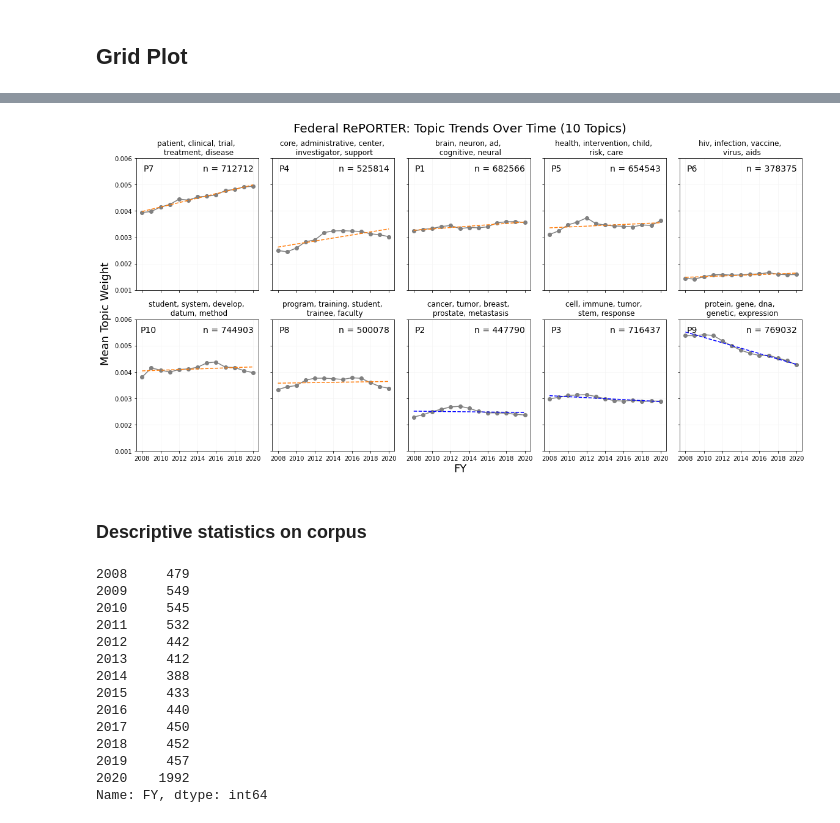
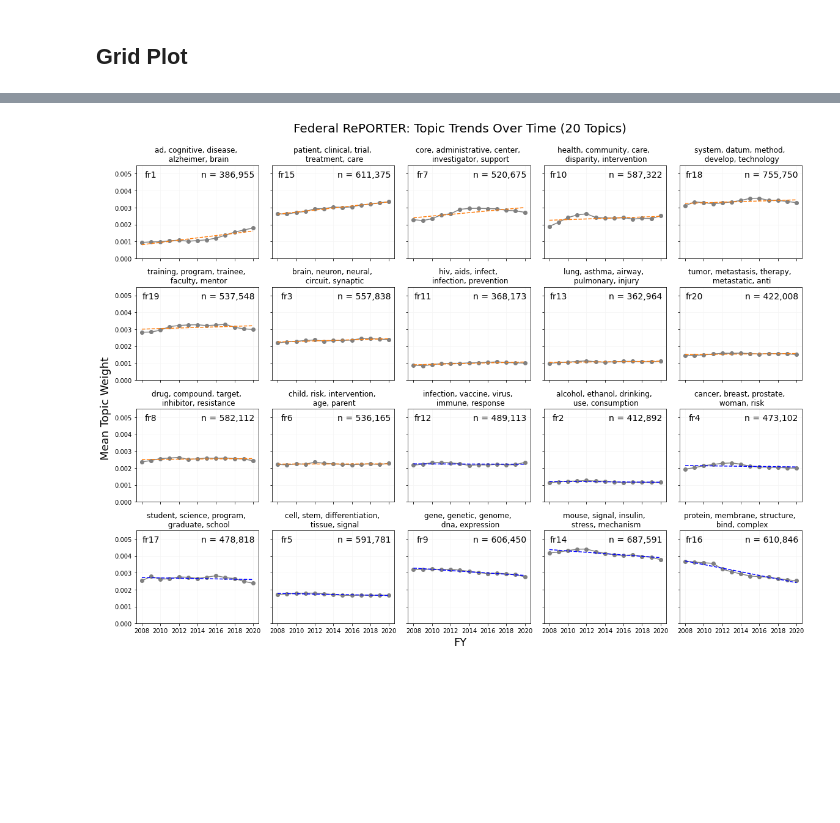
Before and after one commit to uva-bi-sdad/publicrd, a Jupyter notebook: src/Paper/04_full_corpus_topic_modeling/trends-full_corpus.ipynb, the cells around one changed output, grey strips where cells are left out. Drawn from its saved outputs; the diff is of its cells as text; code cells hidden in the pictures; blank space fills up the shorter version.

Commit message:
tables and figures code and output

```diff
--- a/src/Paper/04_full_corpus_topic_modeling/trends-full_corpus.ipynb
+++ b/src/Paper/04_full_corpus_topic_modeling/trends-full_corpus.ipynb
@@ -107,0 +125,12 @@ topic_term = nmf_model.components_
+# %%
+# save W, H
+
+with open("nmf_full_10.pkl","wb") as f:
+    pickle.dump((doc_topic, topic_term), f)
+# %%
+# save list of topics
+
+topics = list_topics(topic_term, tfidf_vectorizer, top_n=10)
+
+with open("nmf_full_10_topics.pkl","wb") as f:
+    pickle.dump(topics, f)
@@ -108,3 +139,13 @@ topic_term = nmf_model.components_
+# %%
+
+# read in fit topic model
+num_topics = 20
+
+with open("nmf_full_20.pkl", "rb") as f:
+    res = pickle.load(f)
+
+doc_topic = res[0]
+topic_term = res[1]
 # %%
 print_topics(topic_term, tfidf_vectorizer, 10)
 # %% [output]
@@ -376,7 +424,7 @@ reg_topics = reg_topics.sort_values(by=["Topic Words"])
 
 # add labels
 for i in range(len(reg_topics)):
-    reg_topics["Label"].iloc[i] = "P%d" % (i+1)
+    reg_topics["Label"].iloc[i] = "fr%d" % (i+1)
 # %% [output]
 A value is trying to be set on a copy of a slice from a DataFrame
 
@@ -487,11 +563,11 @@ L_df
 # %%
 # set up grid
-fig, ax = plt.subplots(2, 5, sharex = True, sharey = True, figsize=(16,8))
-plt.ylim(bottom = 0.001, top = 0.006)
+fig, ax = plt.subplots(4, 5, sharex = True, sharey = True, figsize=(16,12))
+plt.ylim(bottom = 0.000, top = 0.0055)
 plt.xticks(np.arange(2008,2021,2))
 
 # create plot in each grid square
-for count,col_idx in enumerate(sorted_slopes):
+for count,col_idx in enumerate(sorted_slopes[:25]):
 
     col = topic_wts_filt.columns[col_idx+1]
 
@@ -523,56 +599,37 @@ for count,col_idx in enumerate(sorted_slopes):
 
     ax[i,j].grid(color = "whitesmoke")
 
     # add annotations - number of nonzero project topic weights per point
     #for k, txt in enumerate(topic_counts_filt[col]):
     #    ax[i,j].annotate(txt, xy = (topic_wts_2010_2019["START_YEAR"][k+25], topic_wts_2010_2019[col][k+25]), \
     #                    xycoords = 'data', xytext = (1,8), textcoords = "offset points")
 
     # put legend on two lines for topics 17, 21
     #if count == 16:
     #    ax[i,j].set_title('interagency_agreement_niaid, \n avian_influenza, basic, swine, pathogenic', \
     #                      fontsize = 12)
     #elif count == 27:
     #    ax[i,j].set_title('poultry, transmission, \n avian_influenza_virus, raptor, bird', fontsize = 12)
     #else:
     ax[i,j].set_title(new_leg[col_idx], fontsize = 12)
 
     # add topic number to each plot
-    ax[i,j].text(0.10, 0.92, str(L_df['Label'].iloc[col_idx]), horizontalalignment='center', verticalalignment='center', \
+    ax[i,j].text(0.12, 0.90, str(L_df['Label'].iloc[col_idx]), horizontalalignment='center', verticalalignment='center', \
                  transform=ax[i,j].transAxes, fontsize = 14)
 
     # add number of documents including topic to each plot - should this be dominant topic only? or some threshold?
-    ax[i,j].text(0.75, 0.92, "n = " + str(n_by_topic[col_idx]), horizontalalignment='center', verticalalignment='center', \
+    ax[i,j].text(0.75, 0.90, "n = " + f"{n_by_topic[col_idx]:,}", horizontalalignment='center', verticalalignment='center', \
                  transform=ax[i,j].transAxes, fontsize = 14)
 
 
-fig.suptitle('Federal RePORTER: Topic Trends Over Time (10 Topics)', fontsize = 20)
+fig.suptitle('Federal RePORTER: Topic Trends Over Time (20 Topics)', fontsize = 20)
 fig.text(0.5, -0.003, 'FY', ha='center', va='center', fontsize = 18)
 fig.text(-0.003, 0.44, 'Mean Topic Weight', ha='center', va='center', rotation='vertical', fontsize = 18) #0.45
 fig.tight_layout()
-fig.subplots_adjust(top=0.88)
+fig.subplots_adjust(top=0.90)
 
-plt.savefig("./figures/full_10topic_trends.png", dpi = 800, bbox_inches = "tight")
-plt.savefig("./figures/full_10topic_trends.pdf", dpi = 800, bbox_inches = "tight")
+plt.savefig("./figures/full_20topic_trends.png", dpi = 800, bbox_inches = "tight")
+plt.savefig("./figures/full_20topic_trends.pdf", dpi = 800, bbox_inches = "tight")
 plt.show()
 # %% [output]
-[figure, old version]
+[figure, new version]
-# %% [markdown]
-### Descriptive statistics on corpus
-# %%
-df["FY"].value_counts().sort_index()
-# %% [output]
-2008     479
-2009     549
-2010     545
-2011     532
-2012     442
-2013     412
-2014     388
-2015     433
-2016     440
-2017     450
-2018     452
-2019     457
-2020    1992
-Name: FY, dtype: int64
```
Also changed, not shown: parts of 36 cells of this notebook, 24 other files.
